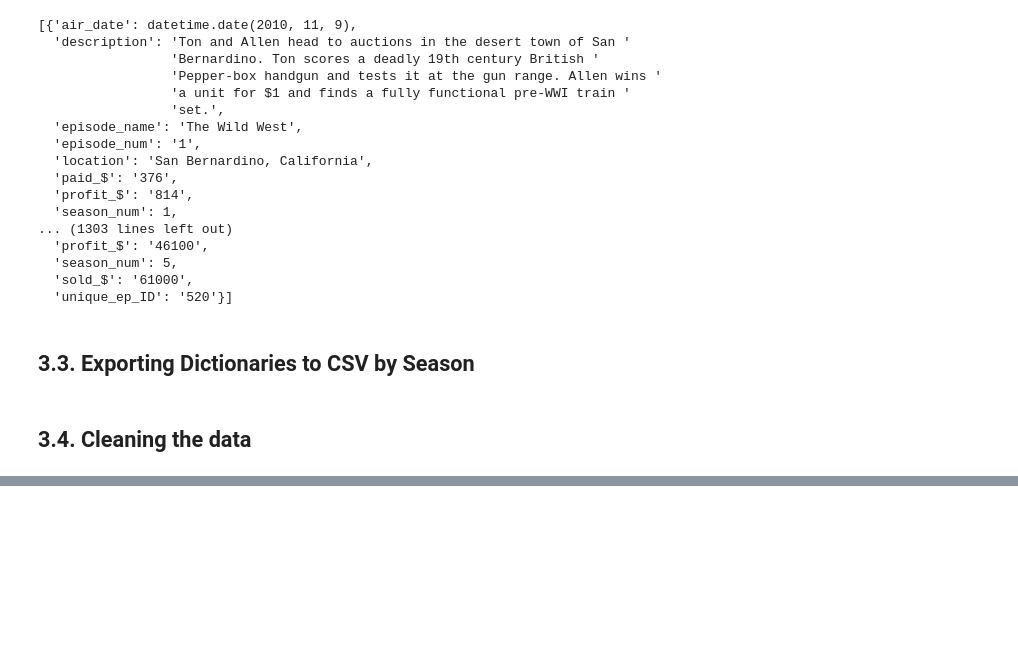
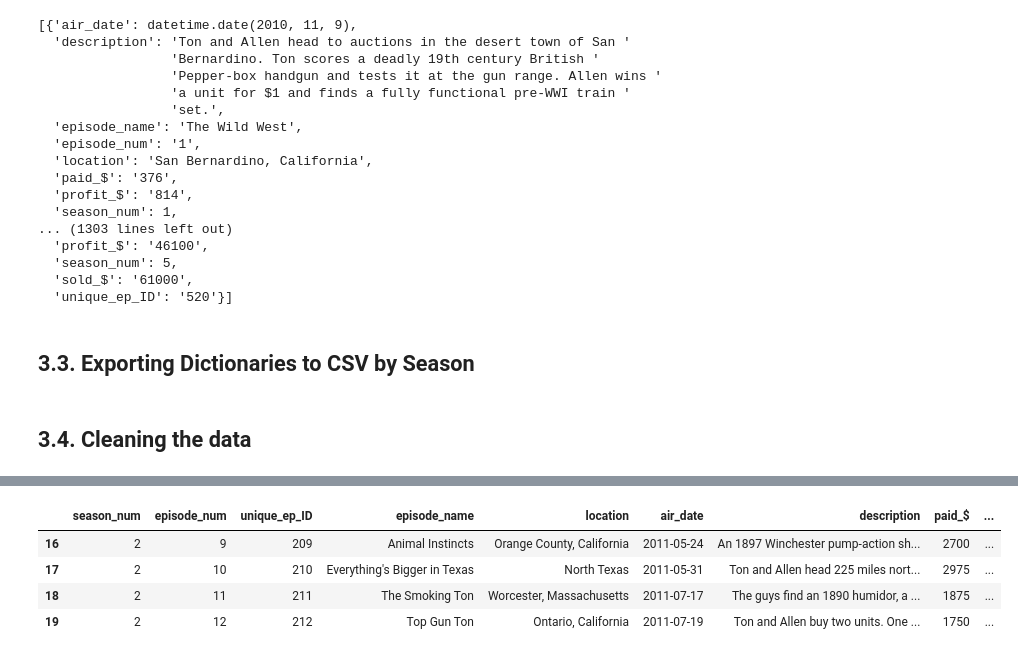
Before and after one commit to Joshua-Higgins-jp/Auction_Hunters_EDA, a Jupyter notebook: auction_hunters.ipynb, the cells around one changed output, grey strips where cells are left out. Saved outputs shown, nothing was run; the diff lists cells and outputs as text; code cells hidden in the pictures; blank space fills up the shorter version.

```diff
--- a/auction_hunters.ipynb
+++ b/auction_hunters.ipynb
@@ -374,0 +547,8 @@ all_season_dict_to_csv(all_seasons_data_dict)
+# %%
+df_cleaning[16:20]
+# %% [output]
+|  | season_num | episode_num | unique_ep_ID | episode_name | location | air_date | description | paid_$ | ... |
+| 16 | 2 | 9 | 209 | Animal Instincts | Orange County, California | 2011-05-24 | An 1897 Winchester pump-action sh... | 2700 | ... |
+| 17 | 2 | 10 | 210 | Everything's Bigger in Texas | North Texas | 2011-05-31 | Ton and Allen head 225 miles nort... | 2975 | ... |
+| 18 | 2 | 11 | 211 | The Smoking Ton | Worcester, Massachusetts | 2011-07-17 | The guys find an 1890 humidor, a ... | 1875 | ... |
+| 19 | 2 | 12 | 212 | Top Gun Ton | Ontario, California | 2011-07-19 | Ton and Allen buy two units. One ... | 1750 | ... |
```
Also changed, not shown: parts of 37 cells of this notebook.
